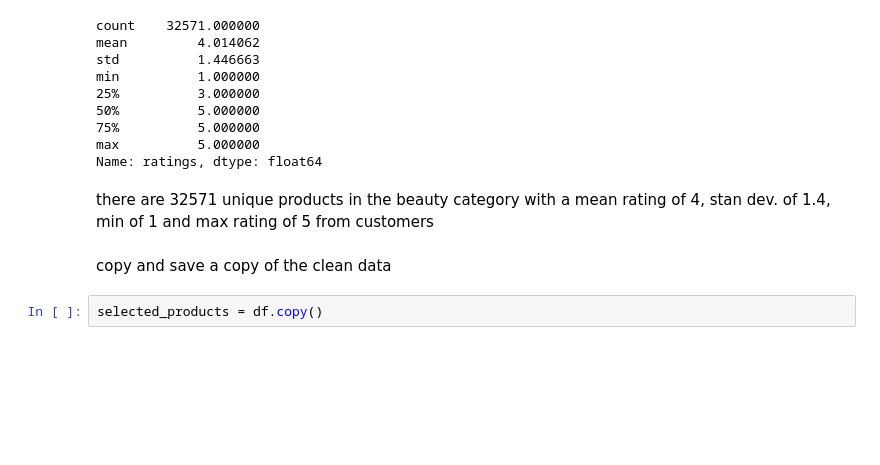
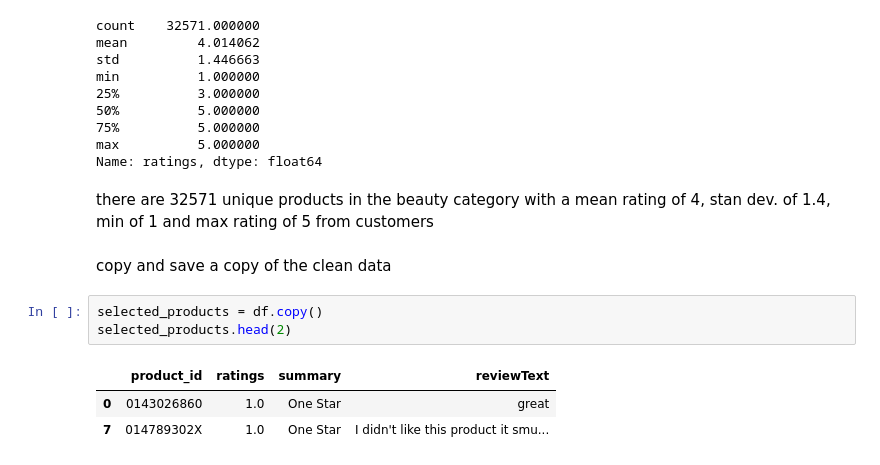
Before and after one commit to haliberry29/halimatusadia, a Jupyter notebook: increasing-amazon-sales-by-analyzing-customer-revi.ipynb, the cells around one changed output. Saved outputs shown, nothing was run; the diff lists cells and outputs as text; blank space fills up the shorter version.

```diff
--- a/increasing-amazon-sales-by-analyzing-customer-revi.ipynb
+++ b/increasing-amazon-sales-by-analyzing-customer-revi.ipynb
@@ -129,3 +131,8 @@ there are 32571 unique products in the beauty category with a mean rating of 4,
 copy and save a copy of the clean data
 # %%
 selected_products = df.copy()
+selected_products.head(2)
+# %% [output]
+|  | product_id | ratings | summary | reviewText |
+| 0 | 0143026860 | 1.0 | One Star | great |
+| 7 | 014789302X | 1.0 | One Star | I didn't like this product it smu... |
```
Also changed, not shown: parts of 18 cells of this notebook.
